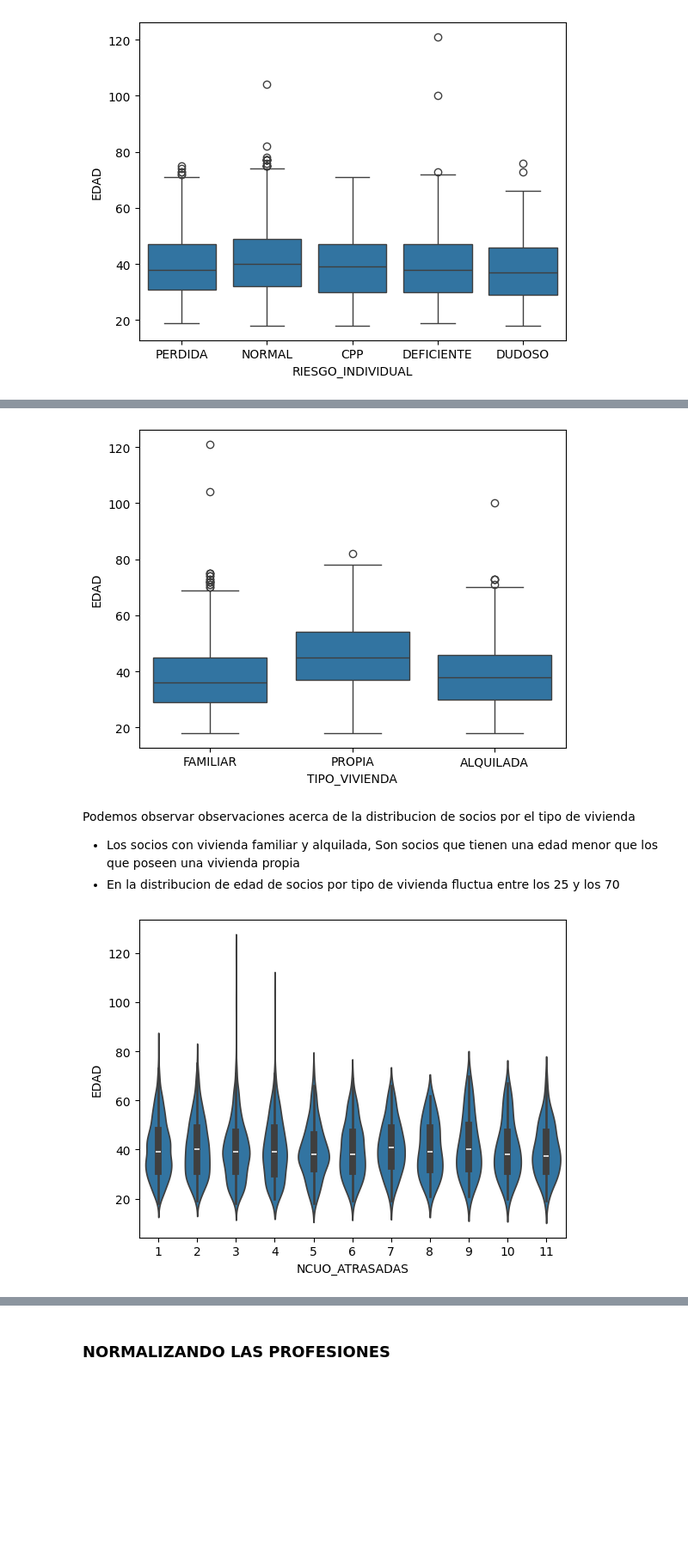
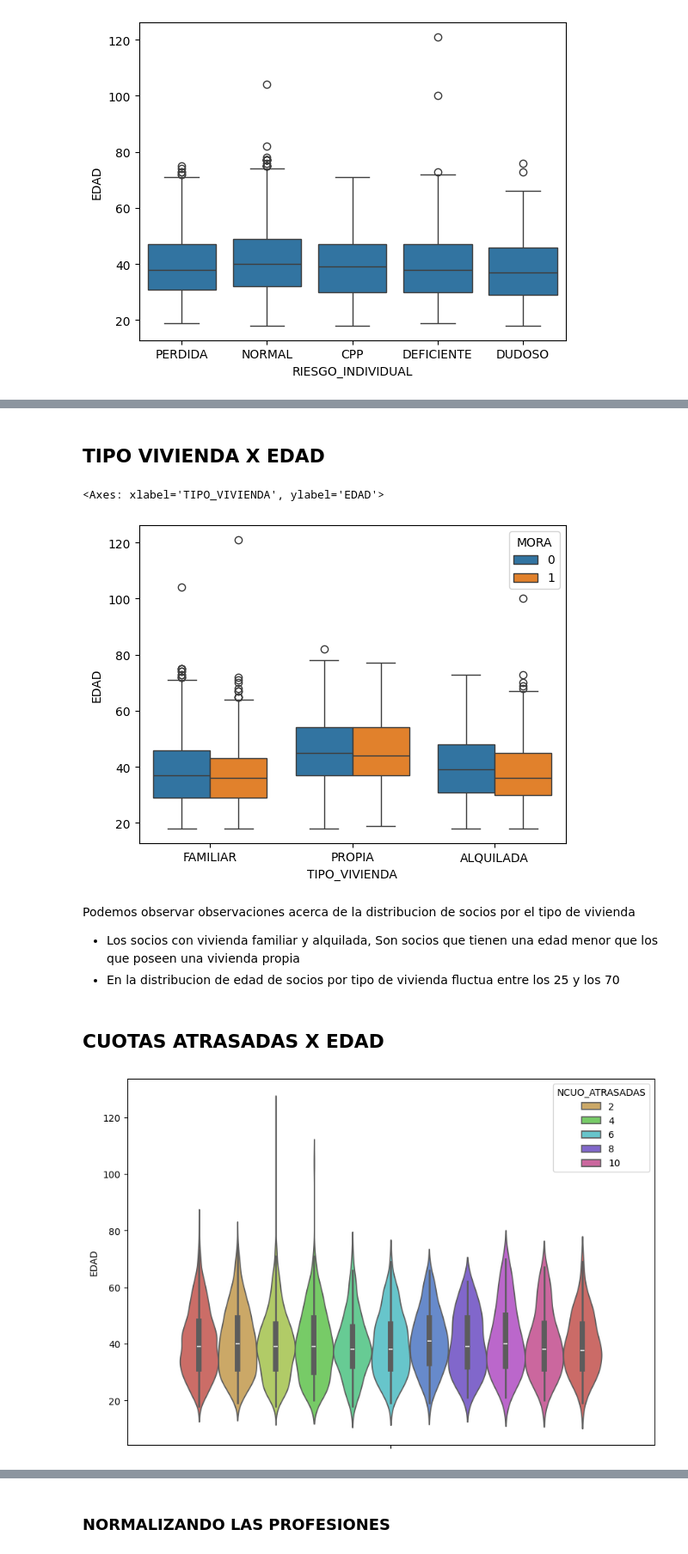
Before and after one commit to AxelSaire/Modelo-de-Riesgo-Crediticio, a Jupyter notebook: CNA.ipynb, the cells around one changed output, grey strips where cells are left out. Shown at 86% size. Saved outputs shown, nothing was run; the diff lists cells and outputs as text; code cells hidden in the pictures; blank space fills up the shorter version.

Commit message:
Agregando el parametro de mora al analisis exploratorio de los datos

```diff
--- a/CNA.ipynb
+++ b/CNA.ipynb
@@ -27,3 +27,5 @@ PROFESION                   80
 OCUPACION                 2900
 ACTIVIDAD_ECO               37
 dtype: int64
+# %%
+data['MORA'] = np.where(data['NDIAS_ATRASADOS'] > data['DIAS'],1,0)
@@ -55,13 +89,19 @@ ax = sns.boxplot(data=data, x='RIESGO_INDIVIDUAL', y='EDAD')
+# %% [markdown]
+## TIPO VIVIENDA X EDAD
 # %%
-ax = sns.boxplot(data=data, x='TIPO_VIVIENDA', y='EDAD')
+sns.boxplot(data=data, x='TIPO_VIVIENDA', y='EDAD', hue='MORA')
 # %% [output]
+<Axes: xlabel='TIPO_VIVIENDA', ylabel='EDAD'>
-[figure, old version]
+[figure, new version]
 # %% [markdown]
 Podemos observar observaciones acerca de la distribucion de socios por el tipo de vivienda
 - Los socios con vivienda familiar y alquilada, Son socios que tienen una edad menor que los que poseen una vivienda propia
 - En la distribucion de edad de socios por tipo de vivienda fluctua entre los 25 y los 70
+# %% [markdown]
+## CUOTAS ATRASADAS X EDAD
 # %%
-ax = sns.violinplot(data=data.query('NCUO_ATRASADAS > 0 and NCUO_ATRASADAS < 12'), x='NCUO_ATRASADAS', y='EDAD')
+plt.figure(figsize=(10, 7))
+ax = sns.violinplot(data=data.query('NCUO_ATRASADAS > 0 and NCUO_ATRASADAS < 12'), hue='NCUO_ATRASADAS', y='EDAD', palette ="hls")
 # %% [output]
-[figure, old version]
+[figure, new version]
 # %%
```
Also changed, not shown: parts of 30 cells of this notebook.
